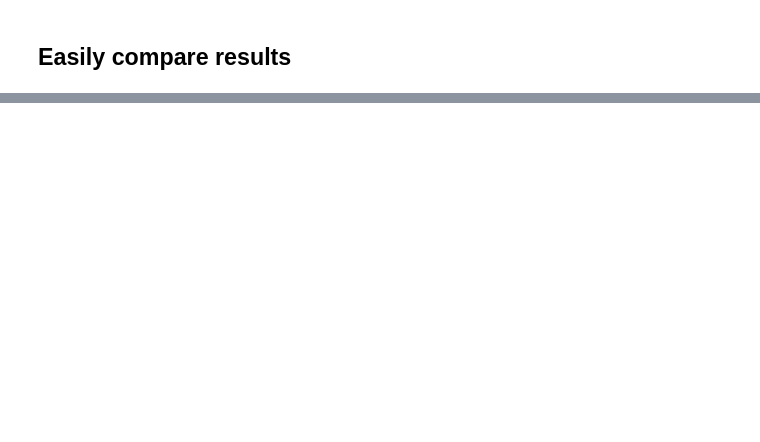
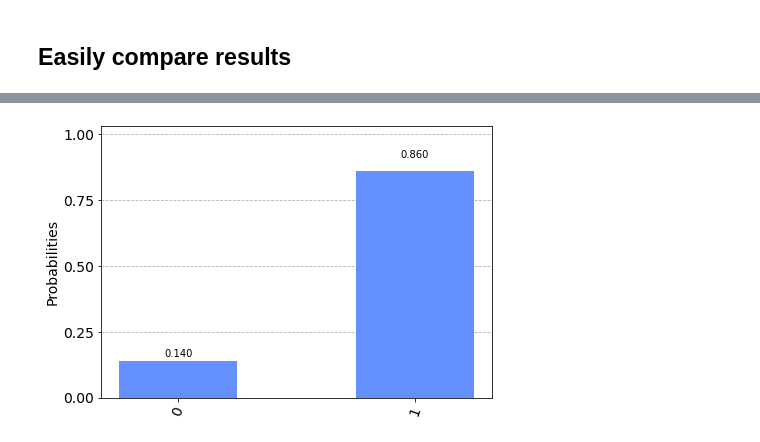
Before and after one commit to qBraid/qbraid-lab-demo, a Jupyter notebook: qbraid_sdk_devices_and_jobs.ipynb, the cells around one changed output, grey strips where cells are left out. Drawn from its saved outputs; the diff is of its cells as text; code cells hidden in the pictures; blank space fills up the shorter version.

```diff
--- a/qbraid_sdk_devices_and_jobs.ipynb
+++ b/qbraid_sdk_devices_and_jobs.ipynb
@@ -240,0 +245,4 @@ qbraid_ibmq_result.plot_counts()
+# %%
+aws_result.plot_counts()
+# %% [output]
+[figure, added]
```
Also changed, not shown: parts of 21 cells of this notebook, 1 other file.
